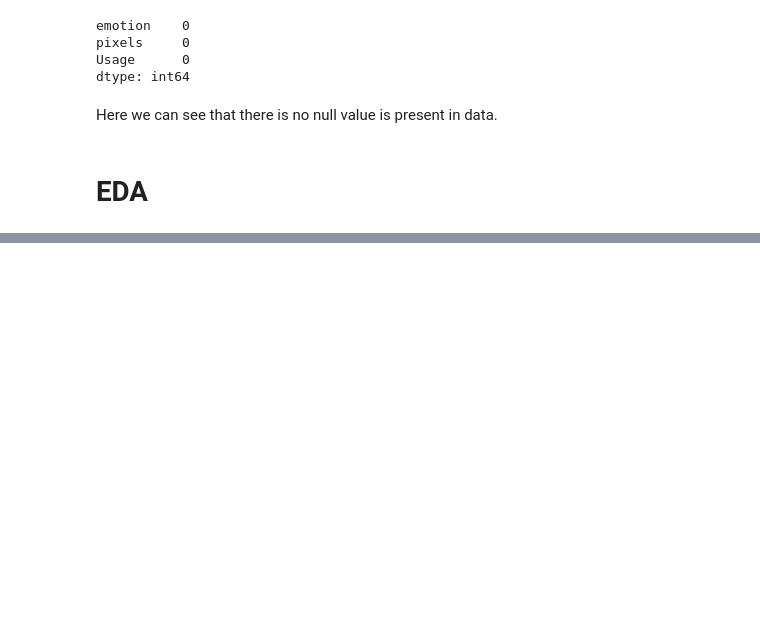
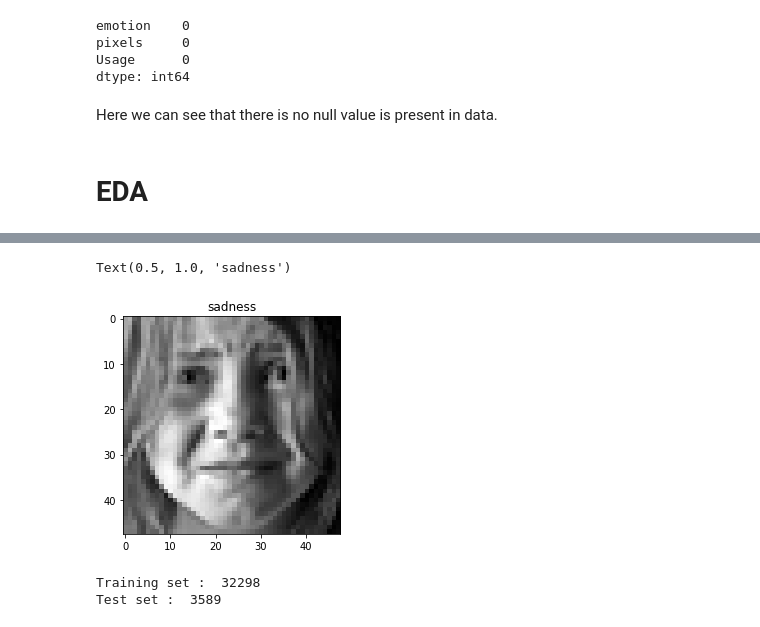
Before and after one commit to SujitbMusale/Facial-Emotion-Recogniton, a Jupyter notebook: Facial_Emotion_Recogniton.ipynb, the cells around one changed output, grey strips where cells are left out. Drawn from its saved outputs; the diff is of its cells as text; code cells hidden in the pictures; blank space fills up the shorter version.

```diff
--- a/Facial_Emotion_Recogniton.ipynb
+++ b/Facial_Emotion_Recogniton.ipynb
@@ -130,0 +149,4 @@ for emotion in range(1,8):
+# %%
+# lets normalize the data as neural network is high sensitive to non normalized datacheck the current image value
+# just devide the data by the maximum number of data
+X= X/np.max(X)
@@ -130,0 +160,8 @@ for emotion in range(1,8):
+# %%
+# lets display the random images from the data
+#display a random image and it emotion
+plt.imshow(X[2101].reshape((48,48)), cmap='gray')
+plt.title(emotions[y[2101]])
+# %% [output]
+Text(0.5, 1.0, 'sadness')
+[figure, added]
@@ -130,0 +171,7 @@ for emotion in range(1,8):
+# %%
+# lets check the shape of data
+print('Training set : ', y_train.shape[0])
+print('Test set : ', y_test.shape[0])
+# %% [output]
+Training set :  32298
+Test set :  3589
```
Also changed, not shown: parts of 15 cells of this notebook.
